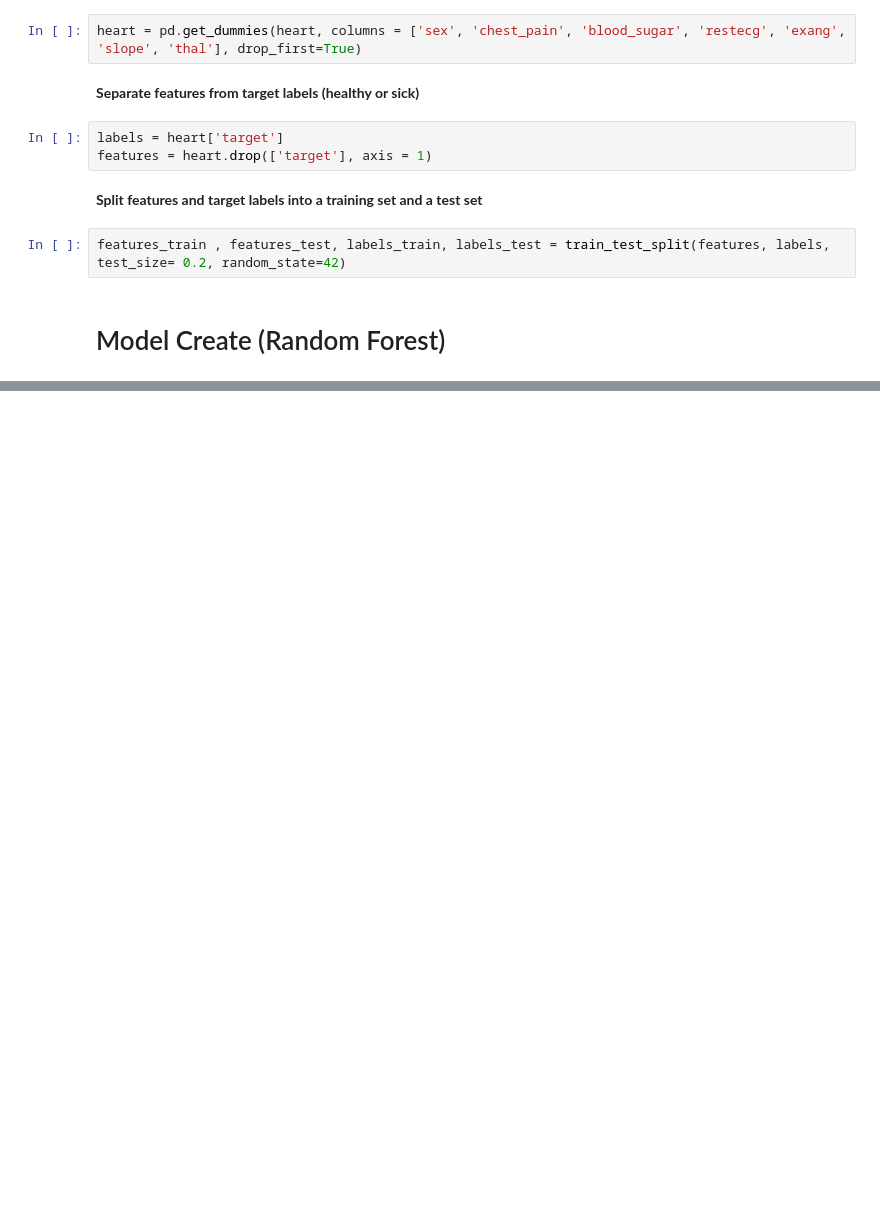
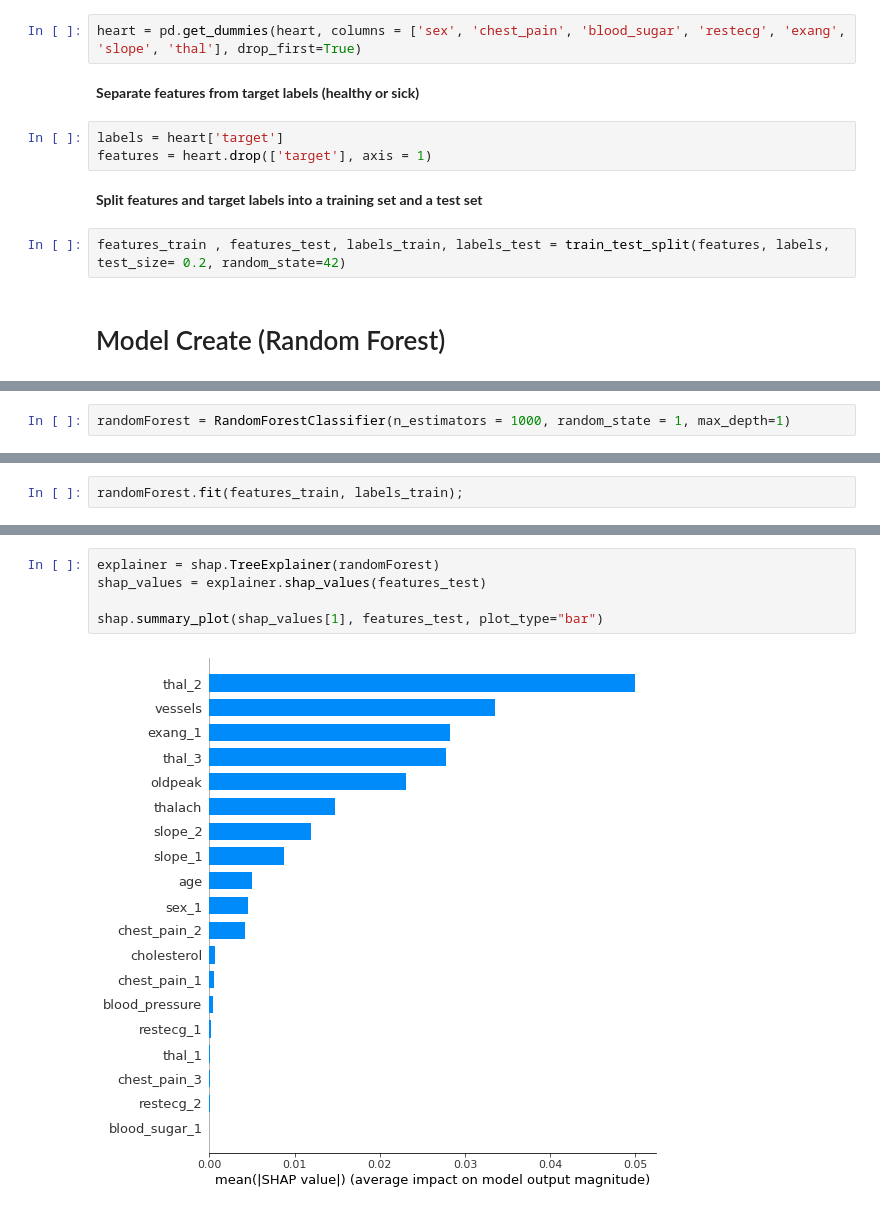
Before and after one commit to VinuriHemalka/ML_Assignment2_IT18257328_IT18257946_IT18220216_IT18231960, a Jupyter notebook: model_random _forest .ipynb, the cells around one changed output, grey strips where cells are left out. Cells and saved outputs as stored; diff of their text form; blank space fills up the shorter version.

```diff
--- a/model_random _forest .ipynb
+++ b/model_random _forest .ipynb
@@ -82,0 +123,2 @@ features_train , features_test, labels_train, labels_test = train_test_split(fea
+# %%
+randomForest = RandomForestClassifier(n_estimators = 1000, random_state = 1, max_depth=1)
@@ -82,0 +127,2 @@ features_train , features_test, labels_train, labels_test = train_test_split(fea
+# %%
+randomForest.fit(features_train, labels_train);
@@ -82,0 +162,7 @@ features_train , features_test, labels_train, labels_test = train_test_split(fea
+# %%
+explainer = shap.TreeExplainer(randomForest)
+shap_values = explainer.shap_values(features_test)
+
+shap.summary_plot(shap_values[1], features_test, plot_type="bar")
+# %% [output]
+[figure, added]
```
Also changed, not shown: parts of 12 cells of this notebook.
